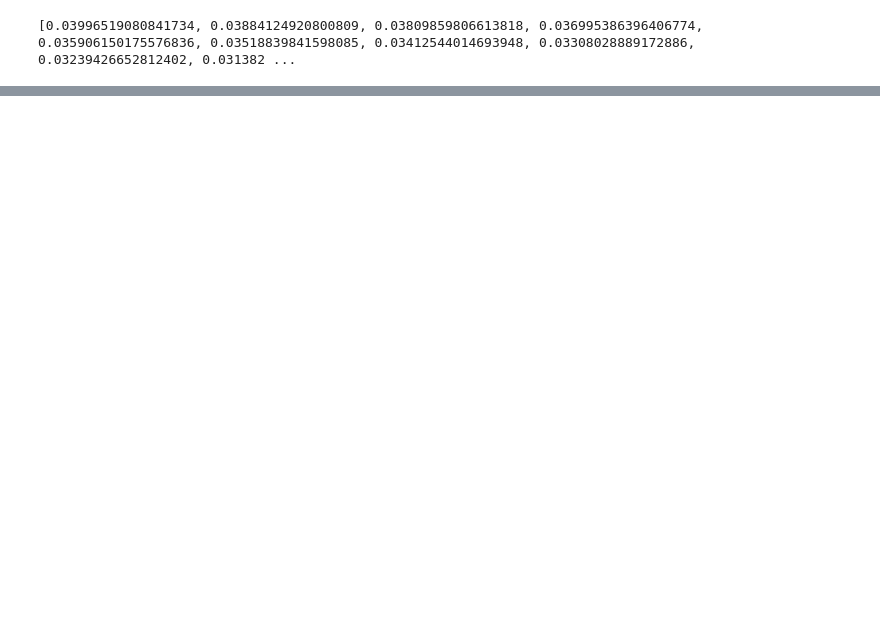
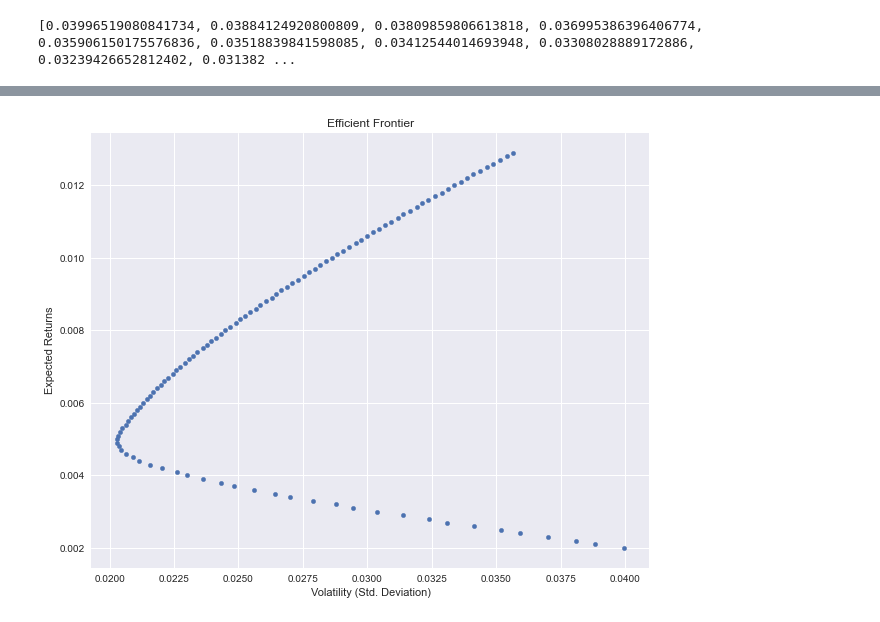
Before and after one commit to FI515Group/PortfolioWeights, a Jupyter notebook: Main.ipynb, the cells around one changed output, grey strips where cells are left out. Saved outputs shown, nothing was run; the diff lists cells and outputs as text; code cells hidden in the pictures; blank space fills up the shorter version.

```diff
--- a/Main.ipynb
+++ b/Main.ipynb
@@ -241,8 +238,10 @@ OptimizeStdDev(.011)
 # %%
 stdDevs = []
+averages = []
 
 for i in np.arange(.002,.013,.0001):
     stdDevs.append(OptimizeStdDev(i)["StdDev"])
+    averages.append(i)
 
 print(stdDevs)
 # %% [output]
@@ -272,9 +269,16 @@ for i in stdDevs:
 # %%
 import matplotlib.pyplot as plt
 
+df = pd.DataFrame()
+
+df["Standard_Deviations"] = stdDevs
+df["Averages"] = averages
+
 plt.style.use('seaborn')
-# df.plot.scatter(x='Volatility', y='Returns', figsize=(10, 8), grid=True)
+df.plot.scatter(y='Averages', x='Standard_Deviations', figsize=(10, 8), grid=True)
 plt.xlabel('Volatility (Std. Deviation)')
 plt.ylabel('Expected Returns')
 plt.title('Efficient Frontier')
 plt.show()
+# %% [output]
+[figure, added]
```
Also changed, not shown: parts of 6 cells of this notebook.
